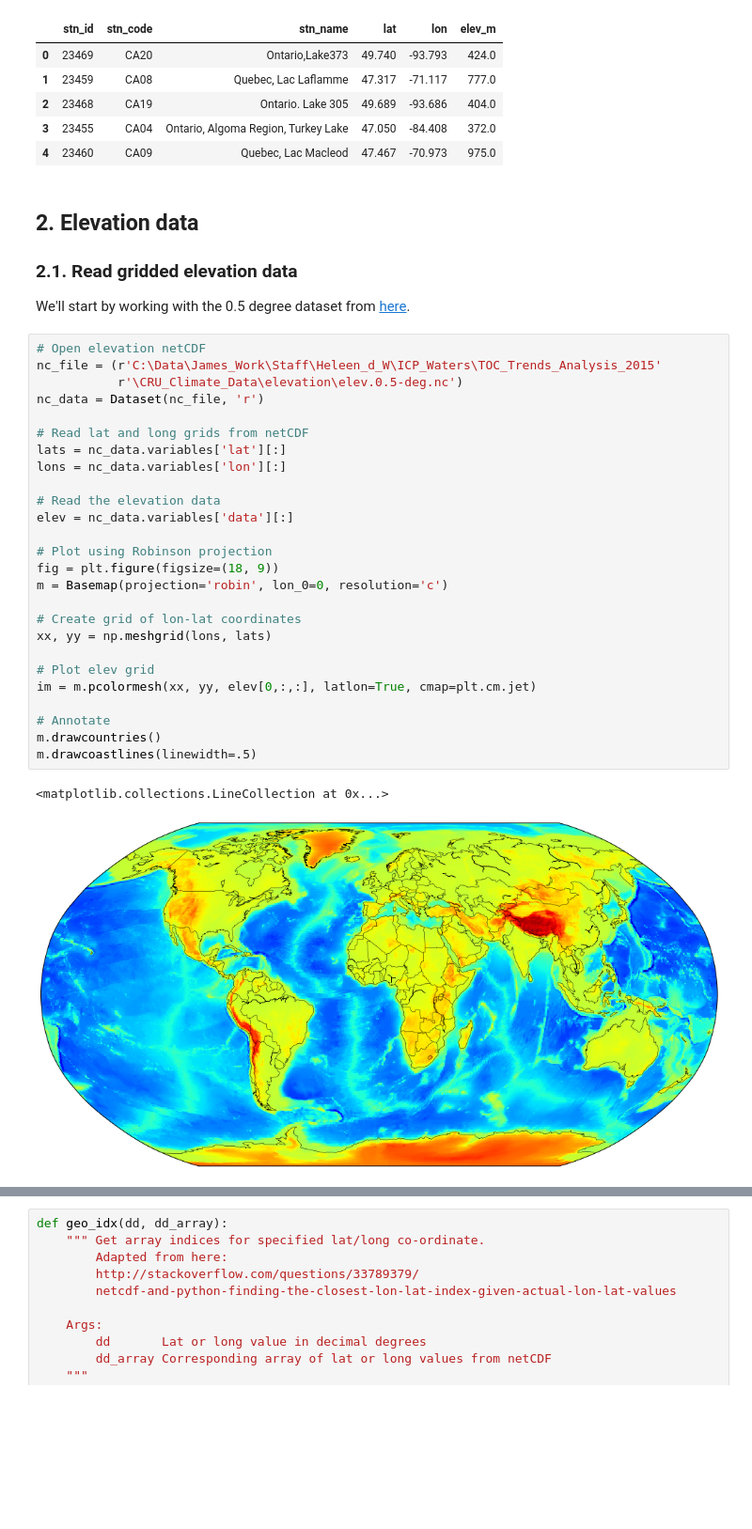
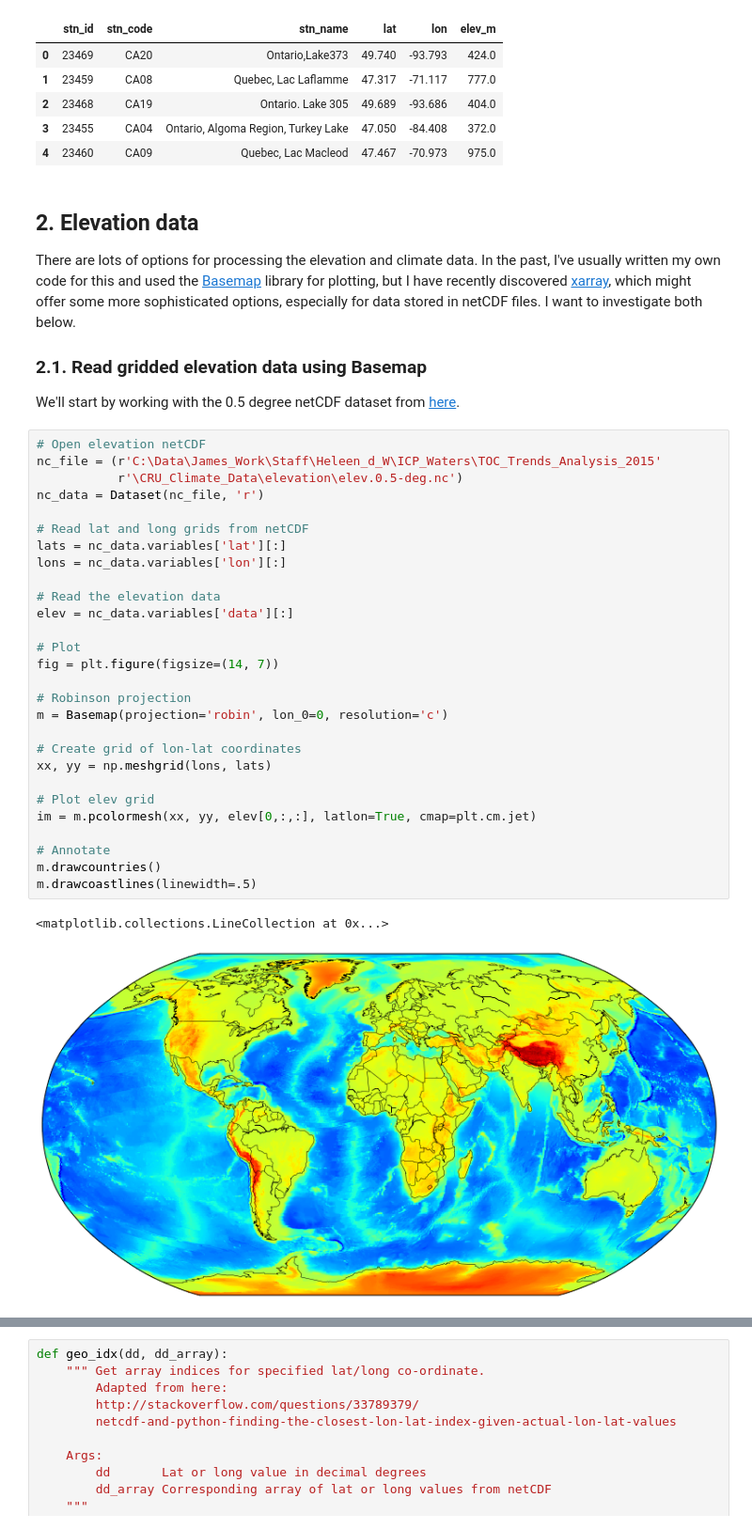
Before and after one commit to JamesSample/icpw, a Jupyter notebook: icpw_climate_data_proc.ipynb, the cells around one changed output, grey strips where cells are left out. Shown at 94% size. Drawn from its saved outputs; the diff is of its cells as text; blank space fills up the shorter version.

Commit message:
Working with xarray

```diff
--- a/icpw_climate_data_proc.ipynb
+++ b/icpw_climate_data_proc.ipynb
@@ -68,35 +71,39 @@ stn_df.head()
 # %% [markdown]
 ## 2. Elevation data
 
-### 2.1. Read gridded elevation data
+There are lots of options for processing the elevation and climate data. In the past, I've usually written my own code for this and used the [Basemap](http://matplotlib.org/basemap/) library for plotting, but I have recently discovered [xarray](http://xarray.pydata.org/en/stable/), which might offer some more sophisticated options, especially for data stored in netCDF files. I want to investigate both below.
 
-We'll start by working with the 0.5 degree dataset from [here](http://research.jisao.washington.edu/data_sets/elevation/).
+### 2.1. Read gridded elevation data using Basemap
+
+We'll start by working with the 0.5 degree netCDF dataset from [here](http://research.jisao.washington.edu/data_sets/elevation/).
 # %%
 # Open elevation netCDF
 nc_file = (r'C:\Data\James_Work\Staff\Heleen_d_W\ICP_Waters\TOC_Trends_Analysis_2015'
            r'\CRU_Climate_Data\elevation\elev.0.5-deg.nc')
 nc_data = Dataset(nc_file, 'r')
 
 # Read lat and long grids from netCDF
 lats = nc_data.variables['lat'][:]
 lons = nc_data.variables['lon'][:]
 
 # Read the elevation data
 elev = nc_data.variables['data'][:]
 
-# Plot using Robinson projection
-fig = plt.figure(figsize=(18, 9))
+# Plot
+fig = plt.figure(figsize=(14, 7))
+
+# Robinson projection
 m = Basemap(projection='robin', lon_0=0, resolution='c')
 
 # Create grid of lon-lat coordinates
 xx, yy = np.meshgrid(lons, lats)
 
 # Plot elev grid
 im = m.pcolormesh(xx, yy, elev[0,:,:], latlon=True, cmap=plt.cm.jet)
 
 # Annotate
 m.drawcountries()
 m.drawcoastlines(linewidth=.5)
 # %% [output]
 <matplotlib.collections.LineCollection at 0x...>
-[figure, old version]
+[figure, new version]
```
Also changed, not shown: parts of 29 cells of this notebook.
